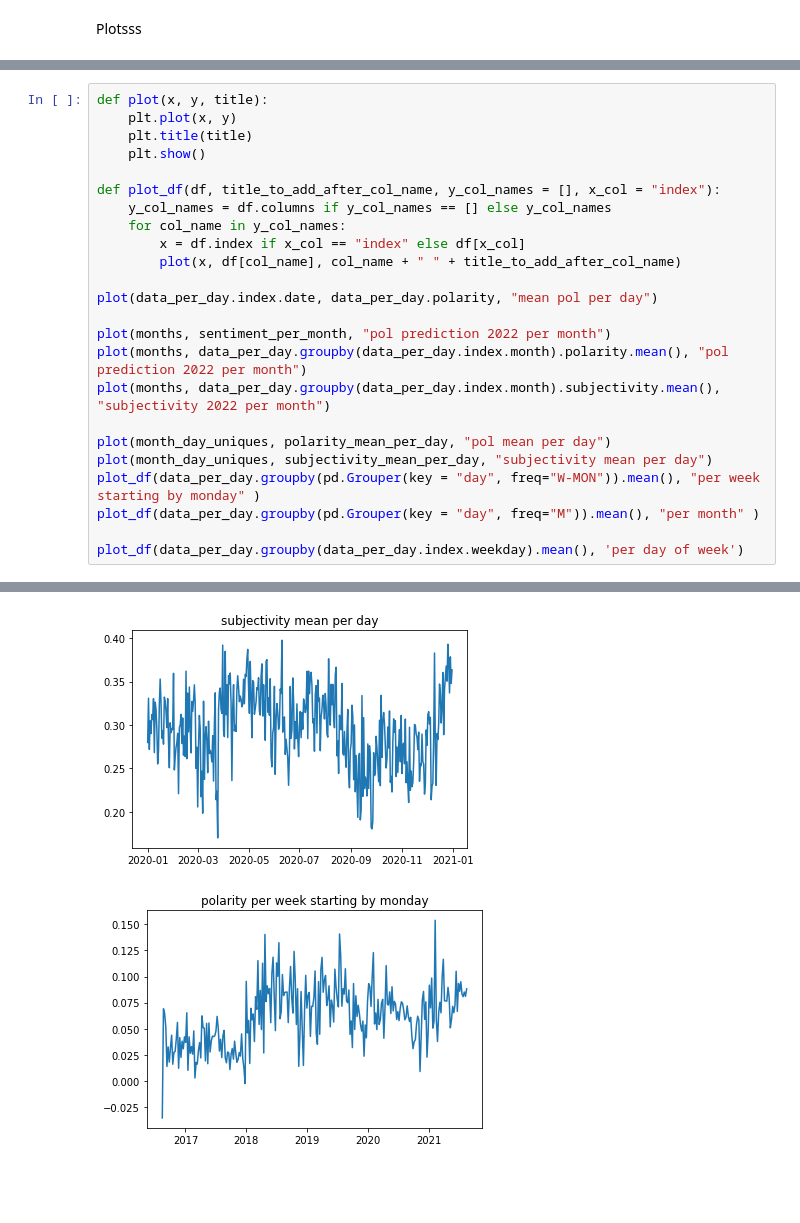
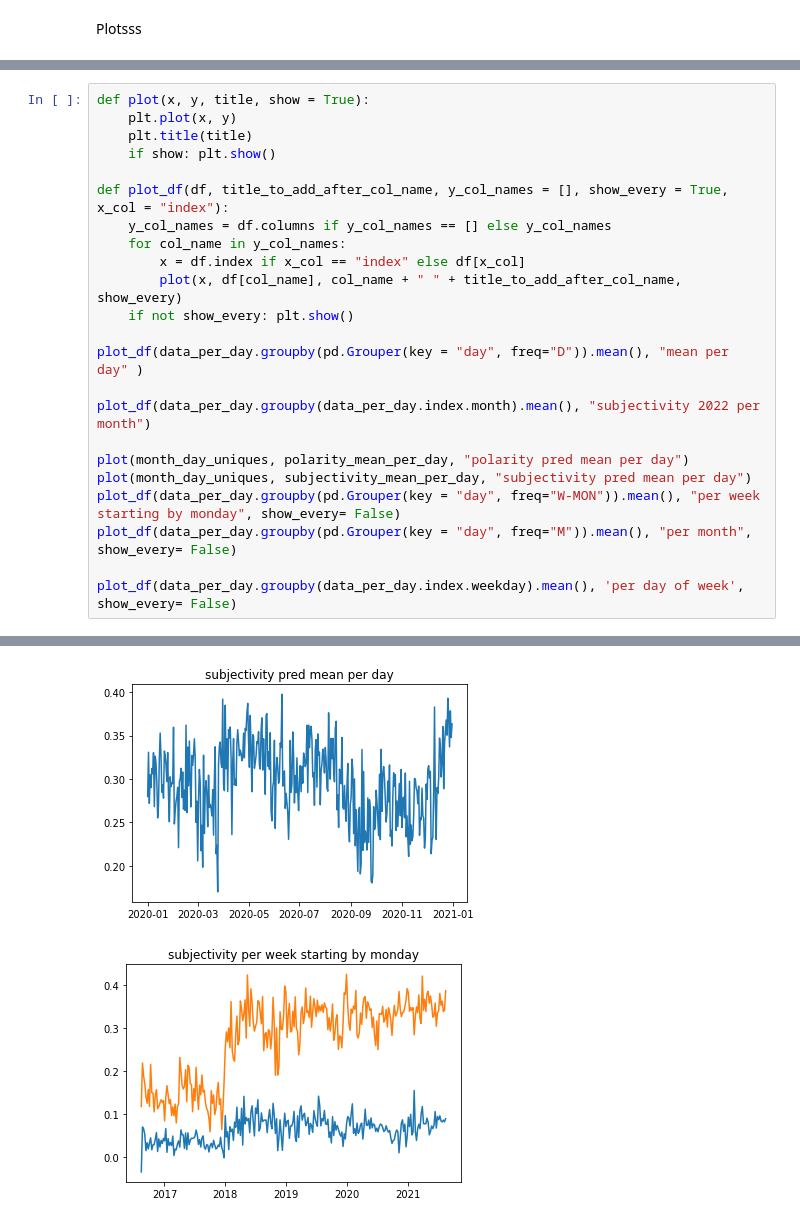
Before and after one commit to JulienF-Q/PBHLTH132, a Jupyter notebook: ph_notebook.ipynb, the cells around one changed output, grey strips where cells are left out. Saved outputs shown, nothing was run; the diff lists cells and outputs as text; blank space fills up the shorter version.

```diff
--- a/ph_notebook.ipynb
+++ b/ph_notebook.ipynb
@@ -66,25 +60,24 @@ data_per_day.index.day_name
 # %%
-def plot(x, y, title):
+def plot(x, y, title, show = True):
     plt.plot(x, y)
     plt.title(title)
-    plt.show()
+    if show: plt.show()
 
-def plot_df(df, title_to_add_after_col_name, y_col_names = [], x_col = "index"):
+def plot_df(df, title_to_add_after_col_name, y_col_names = [], show_every = True, x_col = "index"):
     y_col_names = df.columns if y_col_names == [] else y_col_names
     for col_name in y_col_names:
         x = df.index if x_col == "index" else df[x_col]
-        plot(x, df[col_name], col_name + " " + title_to_add_after_col_name)
+        plot(x, df[col_name], col_name + " " + title_to_add_after_col_name, show_every)
+    if not show_every: plt.show()
 
-plot(data_per_day.index.date, data_per_day.polarity, "mean pol per day")
+plot_df(data_per_day.groupby(pd.Grouper(key = "day", freq="D")).mean(), "mean per day" )
 
-plot(months, sentiment_per_month, "pol prediction 2022 per month")
-plot(months, data_per_day.groupby(data_per_day.index.month).polarity.mean(), "pol prediction 2022 per month")
-plot(months, data_per_day.groupby(data_per_day.index.month).subjectivity.mean(), "subjectivity 2022 per month")
+plot_df(data_per_day.groupby(data_per_day.index.month).mean(), "subjectivity 2022 per month")
 
-plot(month_day_uniques, polarity_mean_per_day, "pol mean per day")
-plot(month_day_uniques, subjectivity_mean_per_day, "subjectivity mean per day")
-plot_df(data_per_day.groupby(pd.Grouper(key = "day", freq="W-MON")).mean(), "per week starting by monday" )
-plot_df(data_per_day.groupby(pd.Grouper(key = "day", freq="M")).mean(), "per month" )
+plot(month_day_uniques, polarity_mean_per_day, "polarity pred mean per day")
+plot(month_day_uniques, subjectivity_mean_per_day, "subjectivity pred mean per day")
+plot_df(data_per_day.groupby(pd.Grouper(key = "day", freq="W-MON")).mean(), "per week starting by monday", show_every= False)
+plot_df(data_per_day.groupby(pd.Grouper(key = "day", freq="M")).mean(), "per month", show_every= False)
 
-plot_df(data_per_day.groupby(data_per_day.index.weekday).mean(), 'per day of week')
+plot_df(data_per_day.groupby(data_per_day.index.weekday).mean(), 'per day of week', show_every= False)
 # %% [output]
@@ -96,2 +89,2 @@ plot_df(data_per_day.groupby(data_per_day.index.weekday).mean(), 'per day of wee
-[figure, old version]
+[figure, new version]
-[figure, old version]
+[figure, new version]
```
Also changed, not shown: parts of 16 cells of this notebook.
